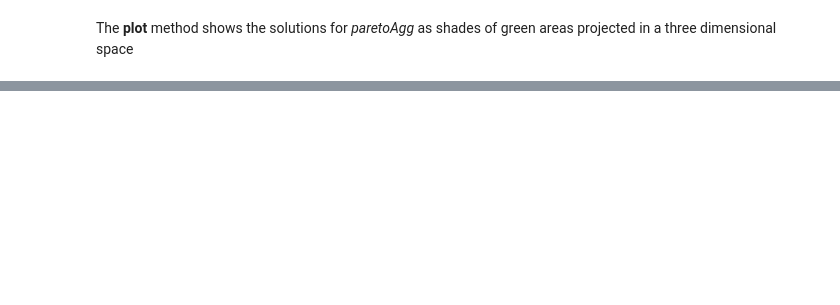
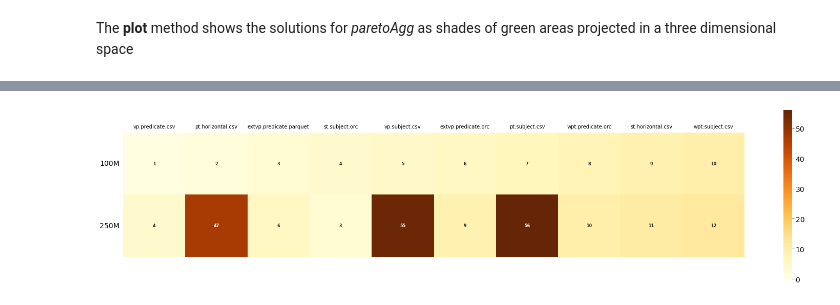
Before and after one commit to DataSystemsGroupUT/PAPyA, a Jupyter notebook: UI Module_Development/BenchRanker copy.ipynb, the cells around one changed output, grey strips where cells are left out. Saved outputs shown, nothing was run; the diff lists cells and outputs as text; code cells hidden in the pictures; blank space fills up the shorter version.

```diff
--- a/UI Module_Development/BenchRanker copy.ipynb
+++ b/UI Module_Development/BenchRanker copy.ipynb
@@ -173,5 +263,7 @@ conf.configurationQueryRanks(dimension = 'paretoAgg', mode=0)
 coh.run('250M', '500M')
 # %%
 # only takes single dimensions
-coh.heatMap('100M', "500M", dimension='paretoQ')
+coh.heatMap('100M', "250M", dimension='paretoAgg')
+# %% [output]
+[figure, added]
 # %%
```
Also changed, not shown: parts of 13 cells of this notebook, 3 other files.
